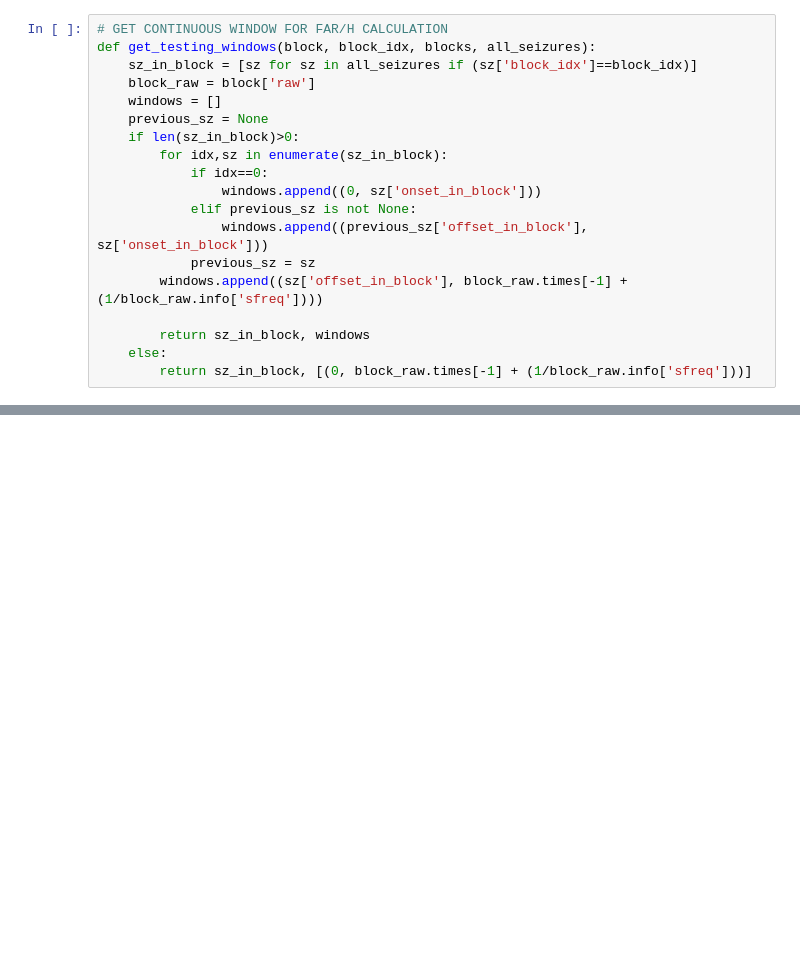
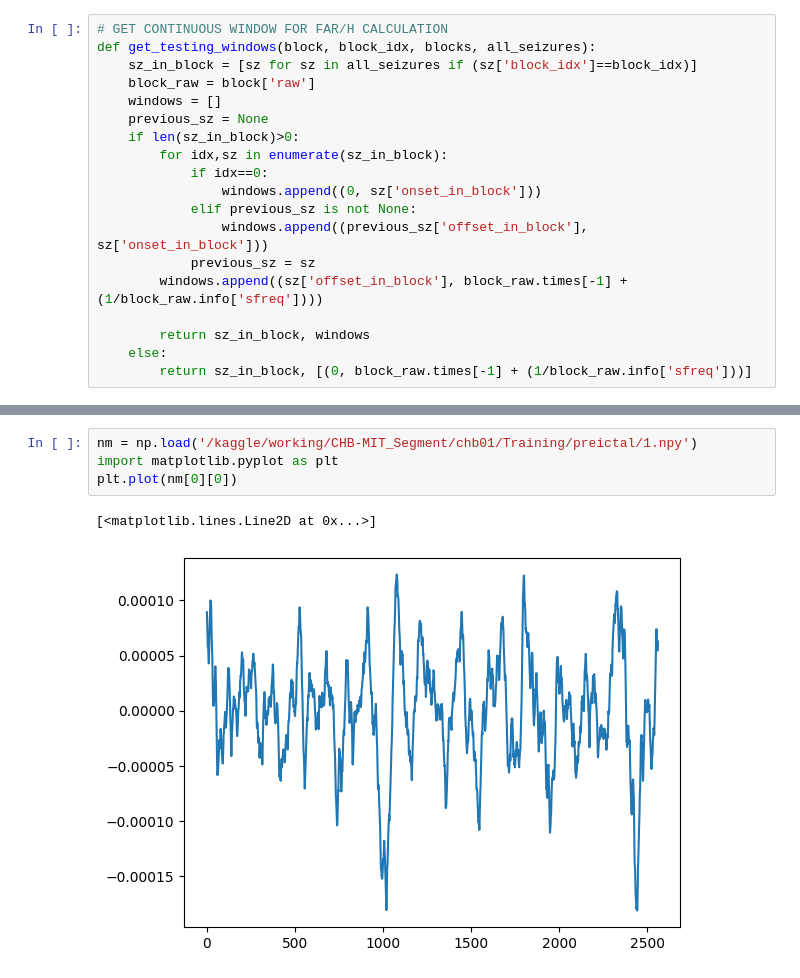
Before and after one commit to NguyenLan1293/MBEC-journal, a Jupyter notebook: segmentation-4h.ipynb, the cells around one changed output, grey strips where cells are left out. Cells and saved outputs as stored; diff of their text form; blank space fills up the shorter version.

Commit message:
Kaggle Notebook | Segmentation_4h | Version 33

```diff
--- a/segmentation-4h.ipynb
+++ b/segmentation-4h.ipynb
@@ -514,0 +499,7 @@ Using data from preloaded Raw for 2879 events and 2560 original time points ...
+# %%
+nm = np.load('/kaggle/working/CHB-MIT_Segment/chb01/Training/preictal/1.npy')
+import matplotlib.pyplot as plt
+plt.plot(nm[0][0])
+# %% [output]
+[<matplotlib.lines.Line2D at 0x...>]
+[figure, added]
```
Also changed, not shown: parts of 4 cells of this notebook.
